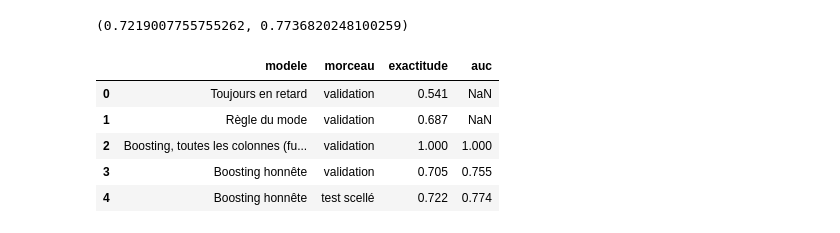
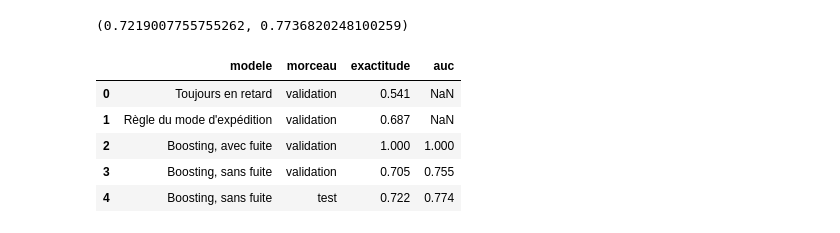
Before and after one commit to akrambouznad789-cyber/roadmap-ia, a Jupyter notebook: projets/P1-boosting-validation/P1_boosting_validation.ipynb, the cells around one changed output. Cells and saved outputs as stored; diff of their text form; code cells hidden in the pictures.

```diff
--- a/projets/P1-boosting-validation/P1_boosting_validation.ipynb
+++ b/projets/P1-boosting-validation/P1_boosting_validation.ipynb
@@ -165,14 +169,14 @@ for numero, colonne in enumerate(colonnes_candidates, start=1):
 36 heure_commande
 # %%
 colonnes_qui_fuient = ["Delivery Status", "Days for shipping (real)", "Order Status"]
-colonnes_honnetes = [c for c in colonnes_candidates if c not in colonnes_qui_fuient]
+colonnes_sans_fuite = [c for c in colonnes_candidates if c not in colonnes_qui_fuient]
 
-variables_honnetes = variables[colonnes_honnetes]
-modele_honnete = HistGradientBoostingClassifier(categorical_features="from_dtype", random_state=0)
-modele_honnete.fit(variables_honnetes[est_entrainement], commandes.loc[est_entrainement, "Late_delivery_risk"])
+variables_sans_fuite = variables[colonnes_sans_fuite]
+modele_sans_fuite = HistGradientBoostingClassifier(categorical_features="from_dtype", random_state=0)
+modele_sans_fuite.fit(variables_sans_fuite[est_entrainement], commandes.loc[est_entrainement, "Late_delivery_risk"])
 
-probabilites_honnetes = modele_honnete.predict_proba(variables_honnetes[est_validation])[:, 1]
-accuracy_score(vraies_valeurs, probabilites_honnetes > 0.5), roc_auc_score(vraies_valeurs, probabilites_honnetes)
+probabilites_sans_fuite = modele_sans_fuite.predict_proba(variables_sans_fuite[est_validation])[:, 1]
+accuracy_score(vraies_valeurs, probabilites_sans_fuite > 0.5), roc_auc_score(vraies_valeurs, probabilites_sans_fuite)
 # %% [output]
 (0.7054281098546042, 0.7546946160337905)
 # %%
@@ -220,9 +251,9 @@ plt.show()
 # Test scellé : on entraîne sur entraînement + validation, on note UNE fois sur le test
 vraies_test = commandes.loc[est_test_scelle, "Late_delivery_risk"]
 modele_final = HistGradientBoostingClassifier(categorical_features="from_dtype", random_state=0)
-modele_final.fit(variables_honnetes[est_entrainement | est_validation],
+modele_final.fit(variables_sans_fuite[est_entrainement | est_validation],
                  commandes.loc[est_entrainement | est_validation, "Late_delivery_risk"])
-probabilites_test = modele_final.predict_proba(variables_honnetes[est_test_scelle])[:, 1]
+probabilites_test = modele_final.predict_proba(variables_sans_fuite[est_test_scelle])[:, 1]
 exactitude_test = accuracy_score(vraies_test, probabilites_test > 0.5)
 auc_test = roc_auc_score(vraies_test, probabilites_test)
 exactitude_test, auc_test
@@ -231,18 +262,18 @@ exactitude_test, auc_test
 # %%
 scores = pd.DataFrame([
     {"modele": "Toujours en retard", "morceau": "validation", "exactitude": accuracy_score(vraies_valeurs, prediction_toujours_en_retard), "auc": None},
-    {"modele": "Règle du mode", "morceau": "validation", "exactitude": accuracy_score(vraies_valeurs, prediction_regle_du_mode), "auc": None},
-    {"modele": "Boosting, toutes les colonnes (fuite)", "morceau": "validation", "exactitude": accuracy_score(vraies_valeurs, probabilites > 0.5), "auc": roc_auc_score(vraies_valeurs, probabilites)},
-    {"modele": "Boosting honnête", "morceau": "validation", "exactitude": accuracy_score(vraies_valeurs, probabilites_honnetes > 0.5), "auc": roc_auc_score(vraies_valeurs, probabilites_honnetes)},
-    {"modele": "Boosting honnête", "morceau": "test scellé", "exactitude": exactitude_test, "auc": auc_test},
+    {"modele": "Règle du mode d'expédition", "morceau": "validation", "exactitude": accuracy_score(vraies_valeurs, prediction_regle_du_mode), "auc": None},
+    {"modele": "Boosting, avec fuite", "morceau": "validation", "exactitude": accuracy_score(vraies_valeurs, probabilites > 0.5), "auc": roc_auc_score(vraies_valeurs, probabilites)},
+    {"modele": "Boosting, sans fuite", "morceau": "validation", "exactitude": accuracy_score(vraies_valeurs, probabilites_sans_fuite > 0.5), "auc": roc_auc_score(vraies_valeurs, probabilites_sans_fuite)},
+    {"modele": "Boosting, sans fuite", "morceau": "test", "exactitude": exactitude_test, "auc": auc_test},
 ])
 scores.to_csv("resultats/scores.csv", index=False)
 scores.round(3)
 # %% [output]
 |  | modele | morceau | exactitude | auc |
 | 0 | Toujours en retard | validation | 0.541 | NaN |
-| 1 | Règle du mode | validation | 0.687 | NaN |
-| 2 | Boosting, toutes les colonnes (fu... | validation | 1.000 | 1.000 |
-| 3 | Boosting honnête | validation | 0.705 | 0.755 |
-| 4 | Boosting honnête | test scellé | 0.722 | 0.774 |
+| 1 | Règle du mode d'expédition | validation | 0.687 | NaN |
+| 2 | Boosting, avec fuite | validation | 1.000 | 1.000 |
+| 3 | Boosting, sans fuite | validation | 0.705 | 0.755 |
+| 4 | Boosting, sans fuite | test | 0.722 | 0.774 |
 # %%
```
Also changed, not shown: parts of 5 cells of this notebook, 15 other files.
